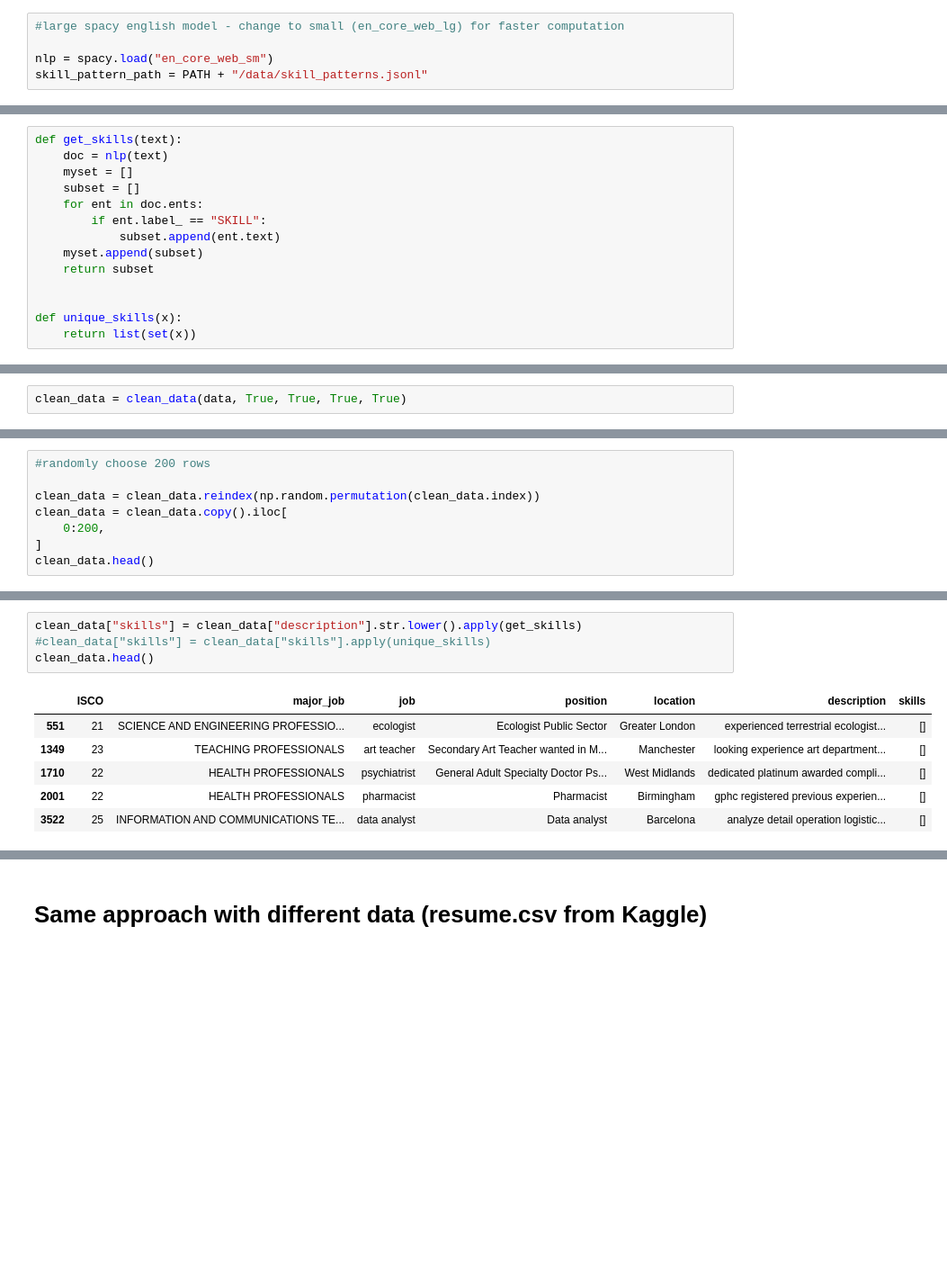
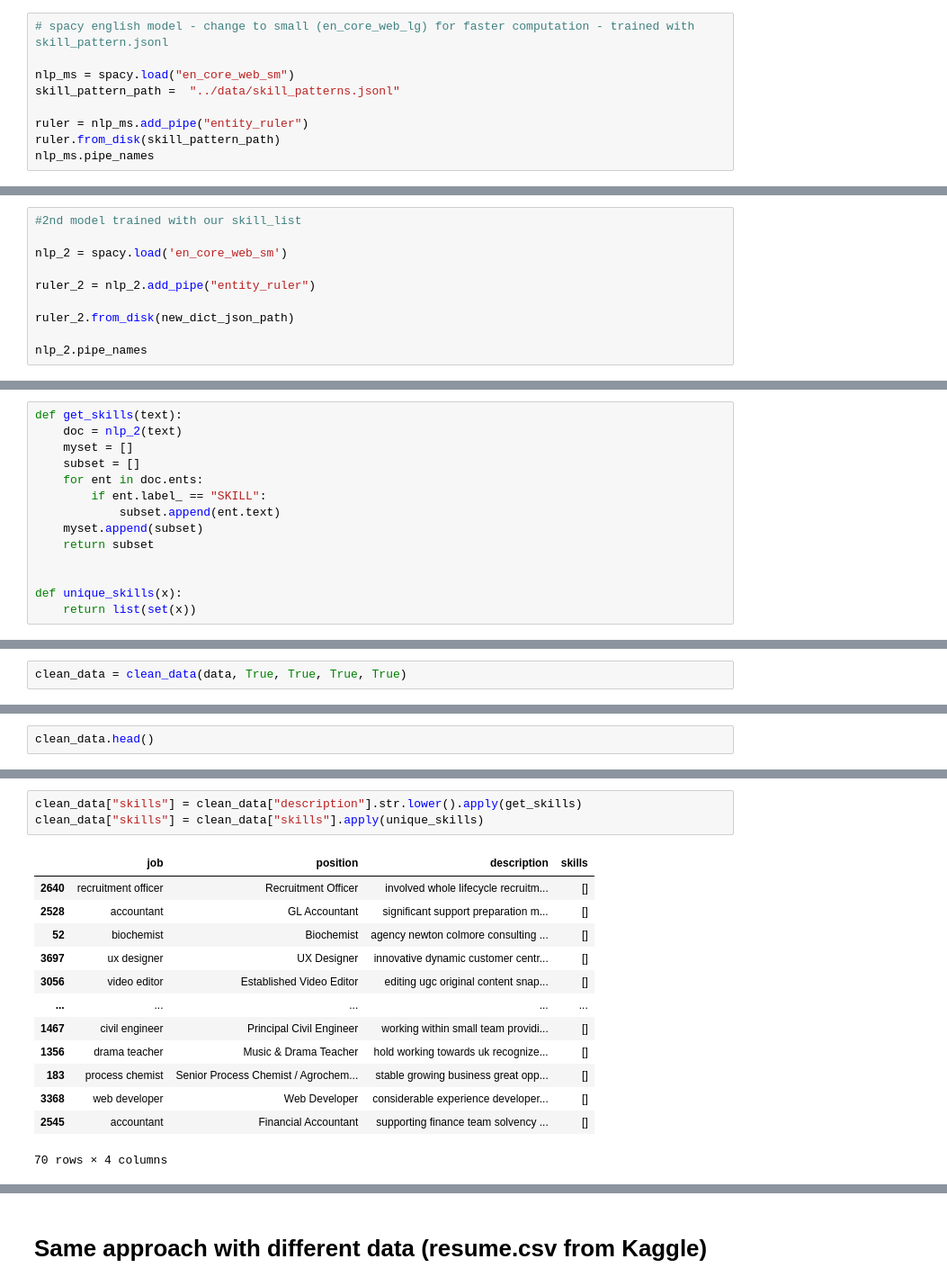
Before and after one commit to macrodrigues/skills_matcher, a Jupyter notebook: notebooks/base_model.ipynb, the cells around one changed output, grey strips where cells are left out. Shown: that part at 90% size. Drawn from its saved outputs; the diff is of its cells as text; blank space fills up the shorter version.

Commit message:
base model update, still chaotic NB

```diff
--- a/notebooks/base_model.ipynb
+++ b/notebooks/base_model.ipynb
@@ -102,5 +249,9 @@ data.head()
 # %%
-#large spacy english model - change to small (en_core_web_lg) for faster computation
+# spacy english model - change to small (en_core_web_lg) for faster computation - trained with skill_pattern.jsonl
 
-nlp = spacy.load("en_core_web_sm")
-skill_pattern_path = PATH + "/data/skill_patterns.jsonl"
+nlp_ms = spacy.load("en_core_web_sm")
+skill_pattern_path =  "../data/skill_patterns.jsonl"
+
+ruler = nlp_ms.add_pipe("entity_ruler")
+ruler.from_disk(skill_pattern_path)
+nlp_ms.pipe_names
@@ -118,0 +266,10 @@ nlp.pipe_names
+# %%
+#2nd model trained with our skill_list
+
+nlp_2 = spacy.load('en_core_web_sm')
+
+ruler_2 = nlp_2.add_pipe("entity_ruler")
+
+ruler_2.from_disk(new_dict_json_path)
+
+nlp_2.pipe_names
@@ -119,6 +304,6 @@ nlp.pipe_names
 # %%
 def get_skills(text):
-    doc = nlp(text)
+    doc = nlp_2(text)
     myset = []
     subset = []
     for ent in doc.ents:
@@ -169,9 +350,3 @@ clean_data.shape
 # %%
-#randomly choose 200 rows
-
-clean_data = clean_data.reindex(np.random.permutation(clean_data.index))
-clean_data = clean_data.copy().iloc[
-    0:200,
-]
 clean_data.head()
 # %% [output]
@@ -188,11 +363,17 @@ clean_data.shape
 # %%
 clean_data["skills"] = clean_data["description"].str.lower().apply(get_skills)
-#clean_data["skills"] = clean_data["skills"].apply(unique_skills)
-clean_data.head()
+clean_data["skills"] = clean_data["skills"].apply(unique_skills)
 # %% [output]
-|  | ISCO | major_job | job | position | location | description | skills |
-| 551 | 21 | SCIENCE AND ENGINEERING PROFESSIO... | ecologist | Ecologist Public Sector | Greater London | experienced terrestrial ecologist... | [] |
-| 1349 | 23 | TEACHING PROFESSIONALS | art teacher | Secondary Art Teacher wanted in M... | Manchester | looking experience art department... | [] |
-| 1710 | 22 | HEALTH PROFESSIONALS | psychiatrist | General Adult Specialty Doctor Ps... | West Midlands | dedicated platinum awarded compli... | [] |
-| 2001 | 22 | HEALTH PROFESSIONALS | pharmacist | Pharmacist | Birmingham | gphc registered previous experien... | [] |
-| 3522 | 25 | INFORMATION AND COMMUNICATIONS TE... | data analyst | Data analyst | Barcelona | analyze detail operation logistic... | [] |
+|  | job | position | description | skills |
+| 2640 | recruitment officer | Recruitment Officer | involved whole lifecycle recruitm... | [] |
+| 2528 | accountant | GL Accountant | significant support preparation m... | [] |
+| 52 | biochemist | Biochemist | agency newton colmore consulting ... | [] |
+| 3697 | ux designer | UX Designer | innovative dynamic customer centr... | [] |
+| 3056 | video editor | Established Video Editor | editing ugc original content snap... | [] |
+| ... | ... | ... | ... | ... |
+| 1467 | civil engineer | Principal Civil Engineer | working within small team providi... | [] |
+| 1356 | drama teacher | Music & Drama Teacher | hold working towards uk recognize... | [] |
+| 183 | process chemist | Senior Process Chemist / Agrochem... | stable growing business great opp... | [] |
+| 3368 | web developer | Web Developer | considerable experience developer... | [] |
+| 2545 | accountant | Financial Accountant | supporting finance team solvency ... | [] |
+70 rows × 4 columns
```
Also changed, not shown: parts of 49 cells of this notebook, 4 other files.
